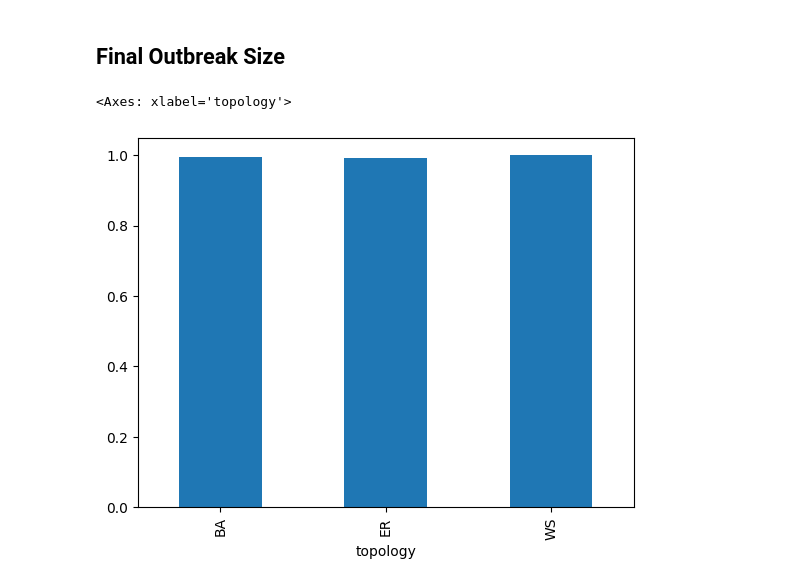
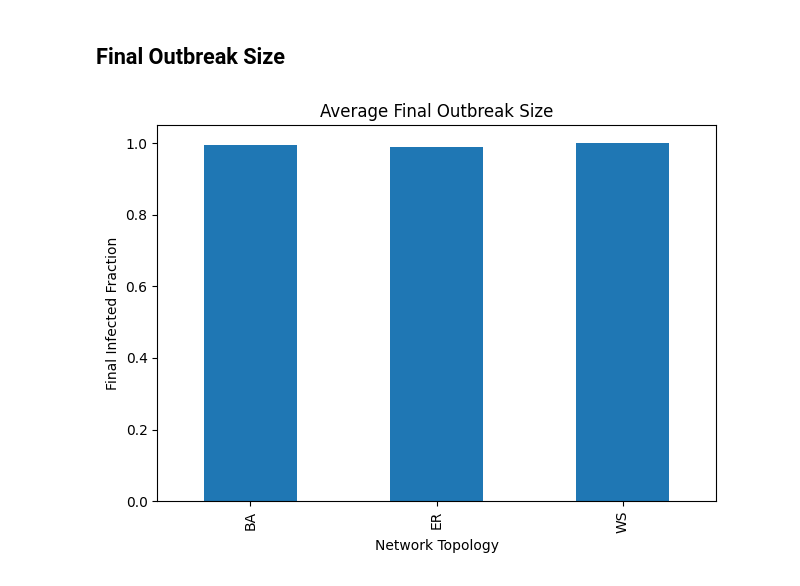
Before and after one commit to ishn29/misinformation-topology-research, a Jupyter notebook: notebooks/baseline_analysis.ipynb, the cells around one changed output. Drawn from its saved outputs; the diff is of its cells as text; code cells hidden in the pictures.

```diff
--- a/notebooks/baseline_analysis.ipynb
+++ b/notebooks/baseline_analysis.ipynb
@@ -21,7 +73,15 @@ df.groupby("topology")["peak_infected"].mean().plot.bar()
 # %% [markdown]
 ## Final Outbreak Size
-# %%
-df.groupby("topology")["final_size"].mean().plot.bar()
-# %% [output]
-<Axes: xlabel='topology'>
-[figure, removed]
+# %%
+final_mean = results.groupby("topology")["final_size"].mean()
+
+plt.figure()
+final_mean.plot(kind="bar")
+plt.ylabel("Final Infected Fraction")
+plt.xlabel("Network Topology")
+plt.title("Average Final Outbreak Size")
+plt.tight_layout()
+plt.savefig(FIGURE_DIR / "baseline_final_size_bar.png", dpi=300)
+plt.show()
+# %% [output]
+[figure, added]
```
Also changed, not shown: parts of 10 cells of this notebook, 6 other files.
